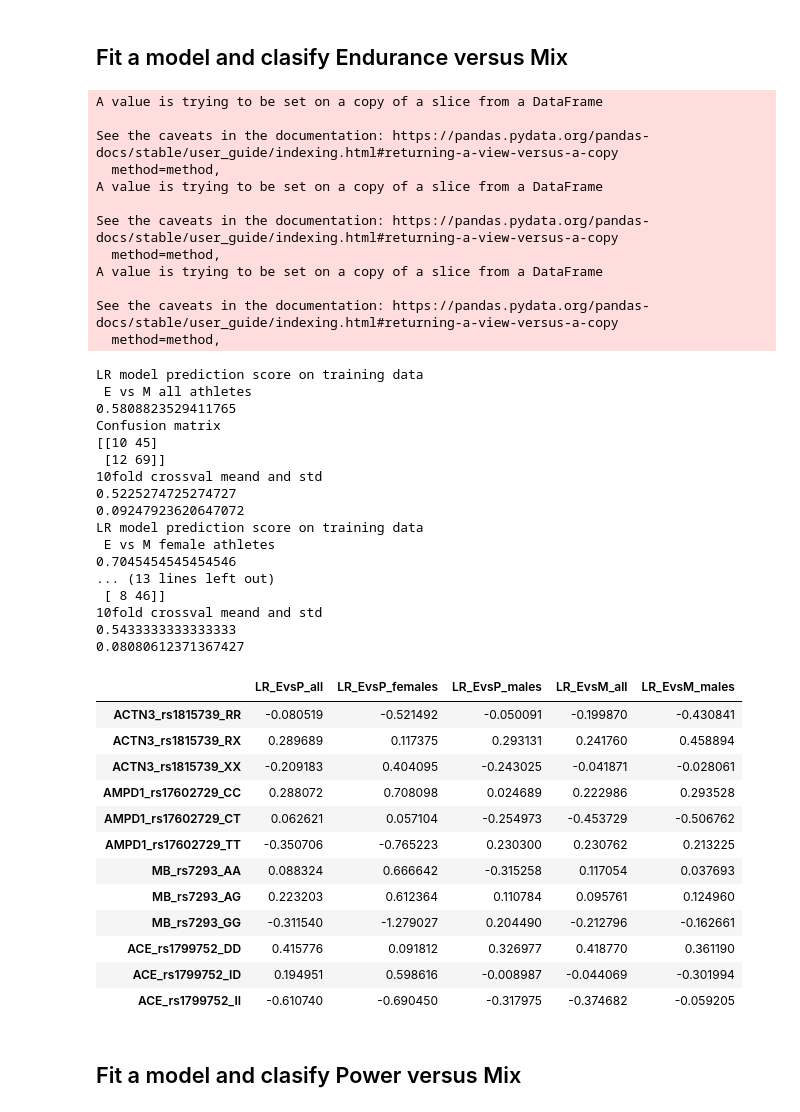
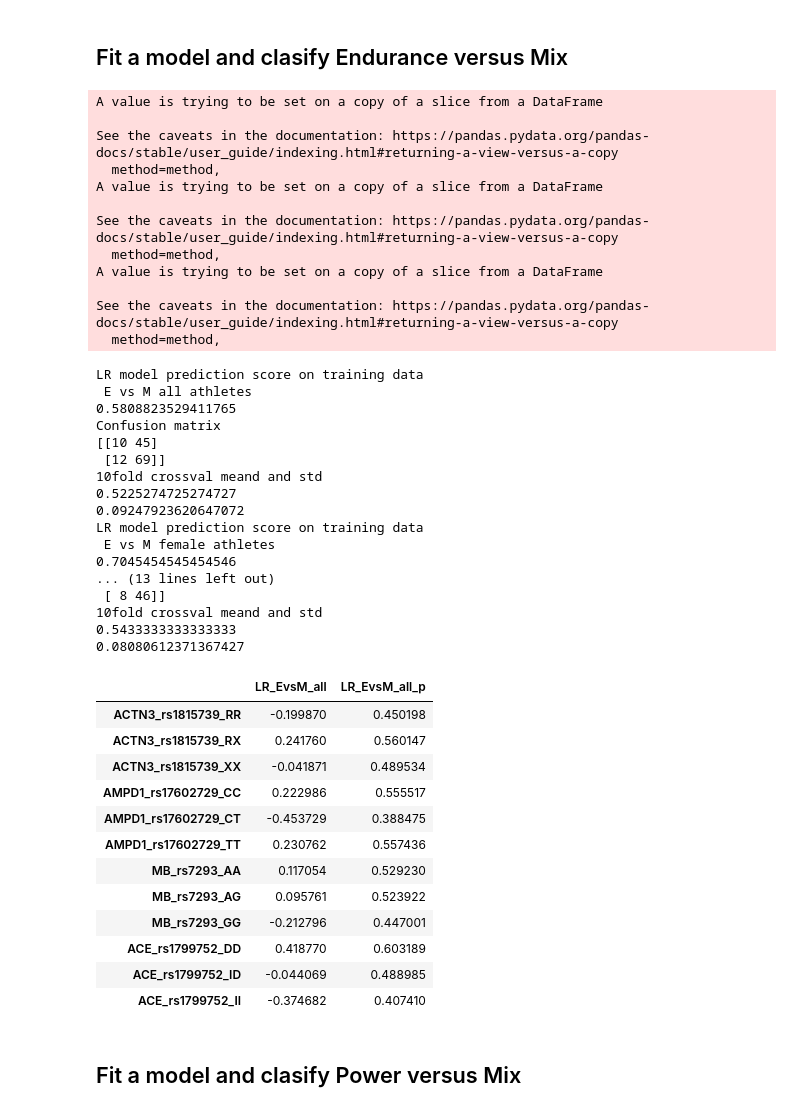
Before and after one commit to erinijapranckeviciene/ppolygenic, a Jupyter notebook: ppolygenic_working_draft.ipynb, the cells around one changed output. Drawn from its saved outputs; the diff is of its cells as text; code cells hidden in the pictures.

```diff
--- a/ppolygenic_working_draft.ipynb
+++ b/ppolygenic_working_draft.ipynb
@@ -562,6 +562,12 @@ def logreg_data(athletes,gender,noclass,class1,class2):
   target.replace([class2],-1,inplace=True)
   y_train=target.astype(int)
   return [X_train,y_train]
+
+##################################################################
+## Function od class probability
+##################################################################
+def classp(x):
+        return 1/(1+exp(-x))
 
 ##################################################################
 # Function to print p-values of Logistic Regression coeficcients
@@ -735,6 +745,10 @@ print(np.std(clfcv.scores_[1]) )
 # Save data
 #dfdrez=pd.DataFrame(clf.coef_[0],columns=['LR_EvsP_all'], index=X_train.columns)
 dfdrez['LR_EvsM_all']=clf.coef_[0]
+# apply p=1/(1+exp(-b)) to each coefficient
+classprobEM=pd.DataFrame(clf.coef_[0],columns=['LR_EvsM_all'], index=X_train.columns)
+# apply p=1/(1+exp(-b)) to each coefficient
+classprobEM['LR_EvsM_all_p']=classprobEM['LR_EvsM_all'].apply(classp)
 
 # Same fitting for female athletes
 T=logreg_data(athletes=lt_athletes_data,gender='F',noclass='power',class1='endurance',class2='mix')
@@ -776,49 +790,50 @@ print(np.std(clfcv.scores_[1]) )
 
 dfdrez['LR_EvsM_males']=clf.coef_[0]
 dfdrez
+classprobEM
 # %% [output]
 A value is trying to be set on a copy of a slice from a DataFrame
 
 See the caveats in the documentation: https://pandas.pydata.org/pandas-docs/stable/user_guide/indexing.html#returning-a-view-versus-a-copy
   method=method,
 A value is trying to be set on a copy of a slice from a DataFrame
 
 See the caveats in the documentation: https://pandas.pydata.org/pandas-docs/stable/user_guide/indexing.html#returning-a-view-versus-a-copy
   method=method,
 A value is trying to be set on a copy of a slice from a DataFrame
 
 See the caveats in the documentation: https://pandas.pydata.org/pandas-docs/stable/user_guide/indexing.html#returning-a-view-versus-a-copy
   method=method,
 LR model prediction score on training data
  E vs M all athletes
 0.5808823529411765
 Confusion matrix
 [[10 45]
  [12 69]]
 10fold crossval meand and std
 0.5225274725274727
 0.09247923620647072
 LR model prediction score on training data
  E vs M female athletes
 0.7045454545454546
 ... (13 lines left out)
  [ 8 46]]
 10fold crossval meand and std
 0.5433333333333333
 0.08080612371367427
-|  | LR_EvsP_all | LR_EvsP_females | LR_EvsP_males | LR_EvsM_all | LR_EvsM_males |
-| ACTN3_rs1815739_RR | -0.080519 | -0.521492 | -0.050091 | -0.199870 | -0.430841 |
-| ACTN3_rs1815739_RX | 0.289689 | 0.117375 | 0.293131 | 0.241760 | 0.458894 |
-| ACTN3_rs1815739_XX | -0.209183 | 0.404095 | -0.243025 | -0.041871 | -0.028061 |
-| AMPD1_rs17602729_CC | 0.288072 | 0.708098 | 0.024689 | 0.222986 | 0.293528 |
-| AMPD1_rs17602729_CT | 0.062621 | 0.057104 | -0.254973 | -0.453729 | -0.506762 |
-| AMPD1_rs17602729_TT | -0.350706 | -0.765223 | 0.230300 | 0.230762 | 0.213225 |
-| MB_rs7293_AA | 0.088324 | 0.666642 | -0.315258 | 0.117054 | 0.037693 |
-| MB_rs7293_AG | 0.223203 | 0.612364 | 0.110784 | 0.095761 | 0.124960 |
-| MB_rs7293_GG | -0.311540 | -1.279027 | 0.204490 | -0.212796 | -0.162661 |
-| ACE_rs1799752_DD | 0.415776 | 0.091812 | 0.326977 | 0.418770 | 0.361190 |
-| ACE_rs1799752_ID | 0.194951 | 0.598616 | -0.008987 | -0.044069 | -0.301994 |
-| ACE_rs1799752_II | -0.610740 | -0.690450 | -0.317975 | -0.374682 | -0.059205 |
+|  | LR_EvsM_all | LR_EvsM_all_p |
+| ACTN3_rs1815739_RR | -0.199870 | 0.450198 |
+| ACTN3_rs1815739_RX | 0.241760 | 0.560147 |
+| ACTN3_rs1815739_XX | -0.041871 | 0.489534 |
+| AMPD1_rs17602729_CC | 0.222986 | 0.555517 |
+| AMPD1_rs17602729_CT | -0.453729 | 0.388475 |
+| AMPD1_rs17602729_TT | 0.230762 | 0.557436 |
+| MB_rs7293_AA | 0.117054 | 0.529230 |
+| MB_rs7293_AG | 0.095761 | 0.523922 |
+| MB_rs7293_GG | -0.212796 | 0.447001 |
+| ACE_rs1799752_DD | 0.418770 | 0.603189 |
+| ACE_rs1799752_ID | -0.044069 | 0.488985 |
+| ACE_rs1799752_II | -0.374682 | 0.407410 |
 # %% [markdown]
 ## Fit a model and clasify Power versus Mix
 # %%
```
Also changed, not shown: parts of 10 cells of this notebook.
